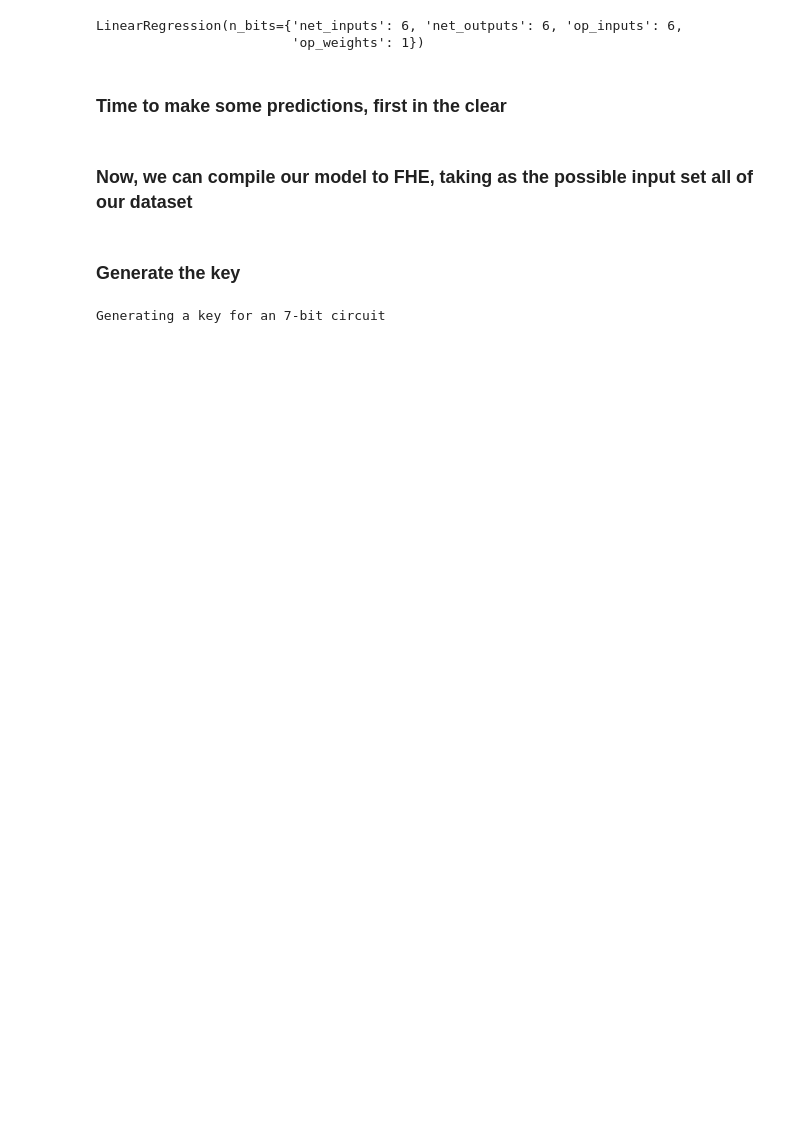
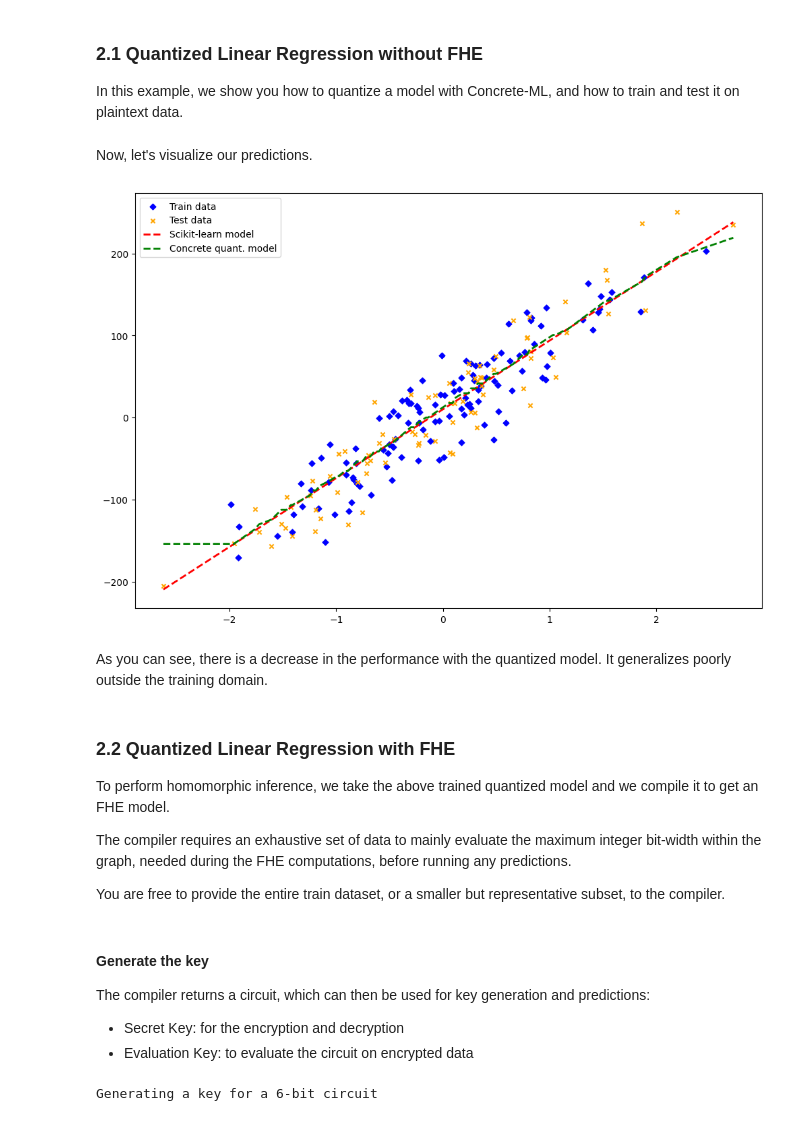
Before and after one commit to zama-ai/concrete-ml, a Jupyter notebook: docs/advanced_examples/LinearRegression.ipynb, the cells around one changed output. Saved outputs shown, nothing was run; the diff lists cells and outputs as text; code cells hidden in the pictures; blank space fills up the shorter version.

```diff
--- a/docs/advanced_examples/LinearRegression.ipynb
+++ b/docs/advanced_examples/LinearRegression.ipynb
@@ -66,16 +126,43 @@ display(fig)
+# %% [markdown]
+### 2.1 Quantized Linear Regression without FHE
+
+In this example, we show you how to quantize a model with Concrete-ML, and how to train and test it on plaintext data.
 # %%
-q_linreg = ConcreteLinearRegression(
+# We quantize the inputs using 6-bits.
+# And since our dataset has only one feature, we quantize the weights using only 1-bits
+linreg_concrete = ConcreteLinearRegression(
     n_bits={"net_inputs": 6, "op_inputs": 6, "op_weights": 1, "net_outputs": 6}
 )
-q_linreg.fit(x_train, y_train)
+# We train the concrete linear regression model on clear data
+linreg_concrete.fit(X_train, y_train)
+
+# Now, we can test our Concrete-ML model on the clear test data
+y_pred_q = linreg_concrete.predict(X_test)
-# %% [output]
-LinearRegression(n_bits={'net_inputs': 6, 'net_outputs': 6, 'op_inputs': 6,
-                         'op_weights': 1})
-# %% [markdown]
-### Time to make some predictions, first in the clear
-# %%
-# Now that the model is quantized, predict on the test set
-y_pred_q = q_linreg.predict(x_test)
+# %% [markdown]
+Now, let's visualize our predictions.
+# %%
+plt.ioff()
+
+plt.clf()
+fig, ax = plt.subplots(1, figsize=(12, 8))
+fig.patch.set_facecolor("white")
+ax.scatter(X_train, y_train, c="blue", marker="D", s=20, label="Train data")
+ax.scatter(X_test, y_test, c="orange", marker="x", s=20, label="Test data")
+ax.plot(X_test, y_pred, c="red", linewidth=2, linestyle="dashed", label="Scikit-learn model")
+ax.plot(X_test, y_pred_q, c="green", linewidth=2, linestyle="dashed", label="Concrete quant. model")
+ax.legend()
+display(fig)
+# %% [output]
+[figure, added]
+# %% [markdown]
+As you can see, there is a decrease in the performance with the quantized model. It generalizes poorly outside the training domain.
 # %% [markdown]
-### Now, we can compile our model to FHE, taking as the possible input set all of our dataset
+### 2.2 Quantized Linear Regression with FHE
+
+
+To perform homomorphic inference, we take the above trained quantized model and we compile it to get an FHE model.
+
+The compiler requires an exhaustive set of data to mainly evaluate the maximum integer bit-width within the graph, needed during the FHE computations, before running any predictions.
+
+You are free to provide the entire train dataset, or a smaller but representative subset, to the compiler.
 # %%
@@ -83,9 +170,13 @@ circuit = q_linreg.compile(X)
 # %% [markdown]
-### Generate the key
+#### Generate the key
+
+The compiler returns a circuit, which can then be used for key generation and predictions:
+- Secret Key: for the encryption and decryption
+- Evaluation Key: to evaluate the circuit on encrypted data
 # %%
-print(f"Generating a key for an {circuit.graph.maximum_integer_bit_width()}-bit circuit")
+print(f"Generating a key for a {circuit.graph.maximum_integer_bit_width()}-bit circuit")
 # %% [output]
-Generating a key for an 7-bit circuit
+Generating a key for a 6-bit circuit
 # %%
 time_begin = time.time()
 circuit.client.keygen(force=False)
```
Also changed, not shown: parts of 25 cells of this notebook.
